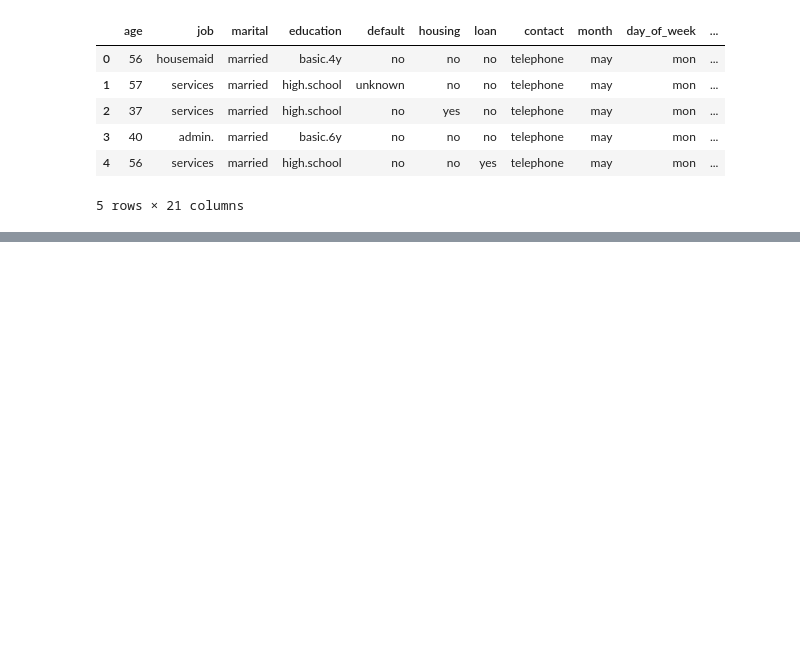
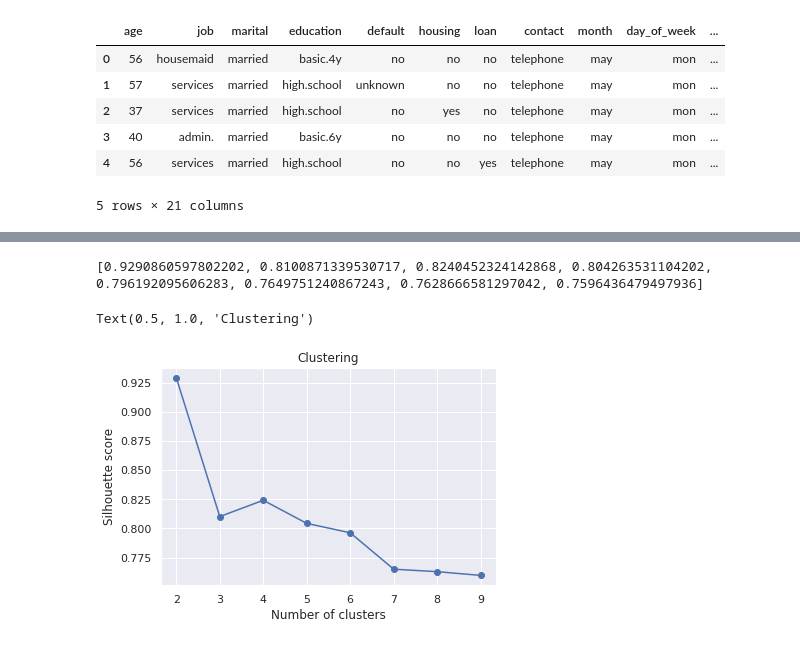
Before and after one commit to SandraOtt/M3, a Jupyter notebook: M3_ModulWork.ipynb, the cells around one changed output, grey strips where cells are left out. Drawn from its saved outputs; the diff is of its cells as text; code cells hidden in the pictures; blank space fills up the shorter version.

Commit message:
Add Cluster

```diff
--- a/M3_ModulWork.ipynb
+++ b/M3_ModulWork.ipynb
@@ -134,0 +244,19 @@ plt.scatter(y_test, reg.predict(x_test))
+# %%
+res= []
+
+for iclust in range(2,10):
+    clusterer = KMeans(n_clusters=iclust, random_state=10)
+    cluster_labels = clusterer.fit_predict(df_X)
+    score=silhouette_score(df_X,cluster_labels)
+    res.append(score)
+
+print(res)
+# 3. Plot the Silhouette scores as a function ok k? What is the number of clusters ?
+plt.plot(np.arange(len(res))+2, res, '-o')
+plt.xlabel('Number of clusters')
+plt.ylabel('Silhouette score')
+plt.title('Clustering')
+# %% [output]
+[0.9290860597802202, 0.8100871339530717, 0.8240452324142868, 0.804263531104202, 0.796192095606283, 0.7649751240867243, 0.7628666581297042, 0.7596436479497936]
+Text(0.5, 1.0, 'Clustering')
+[figure, added]
```
Also changed, not shown: parts of 18 cells of this notebook.
